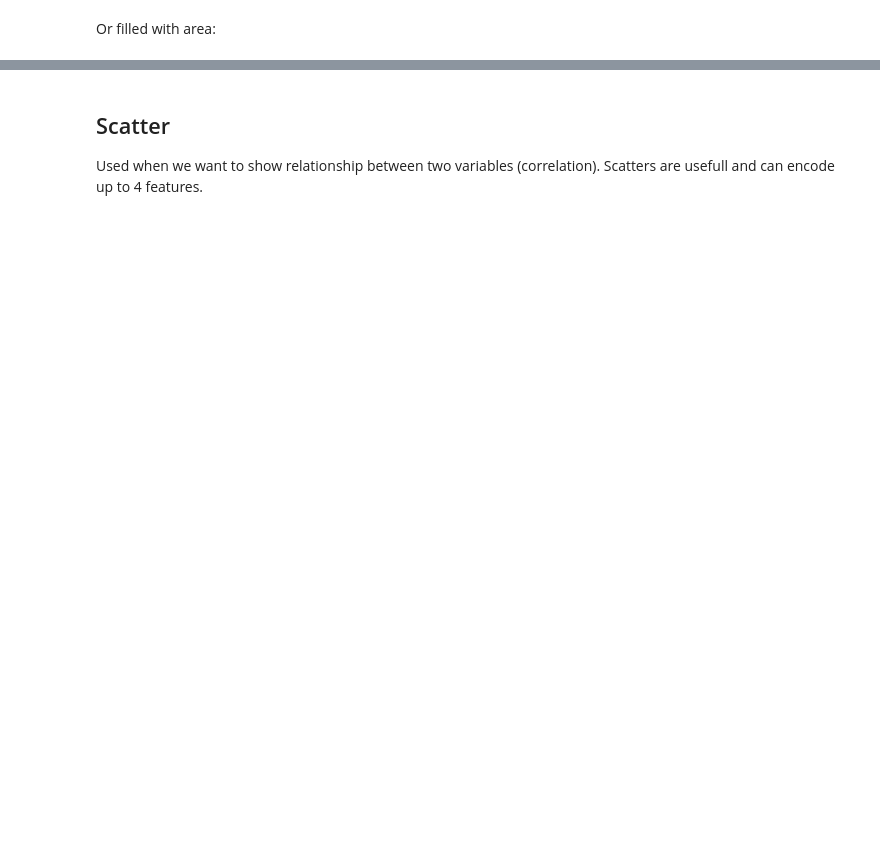
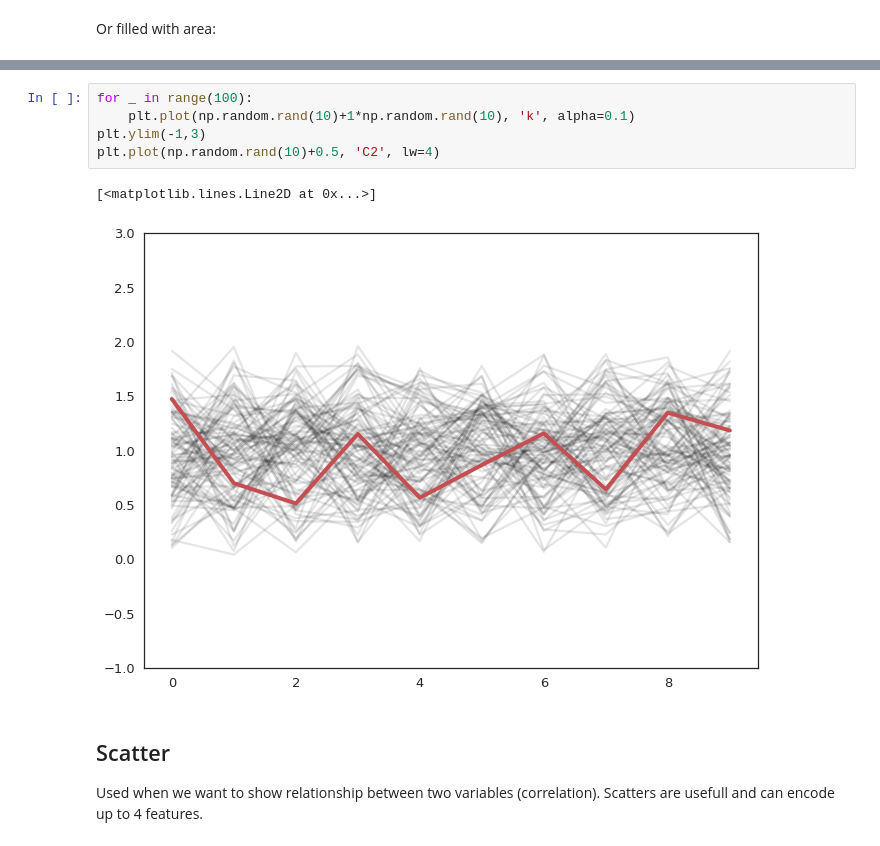
Before and after one commit to BielStela/Curs_UB, a Jupyter notebook: dia_3/DataViz/dataviz.ipynb, the cells around one changed output, grey strips where cells are left out. Cells and saved outputs as stored; diff of their text form; blank space fills up the shorter version.

```diff
--- a/dia_3/DataViz/dataviz.ipynb
+++ b/dia_3/DataViz/dataviz.ipynb
@@ -258,3 +261,11 @@ df.plot.area(title='Your python skills evolution', stacked=False);
+# %%
+for _ in range(100):
+    plt.plot(np.random.rand(10)+1*np.random.rand(10), 'k', alpha=0.1)
+plt.ylim(-1,3)
+plt.plot(np.random.rand(10)+0.5, 'C2', lw=4)
+# %% [output]
+[<matplotlib.lines.Line2D at 0x...>]
+[figure, added]
 # %% [markdown]
 ## Scatter
 Used when we want to show relationship between two variables (correlation). Scatters are usefull and can encode up to 4 features.
```
Also changed, not shown: parts of 11 cells of this notebook, 6 other files.
